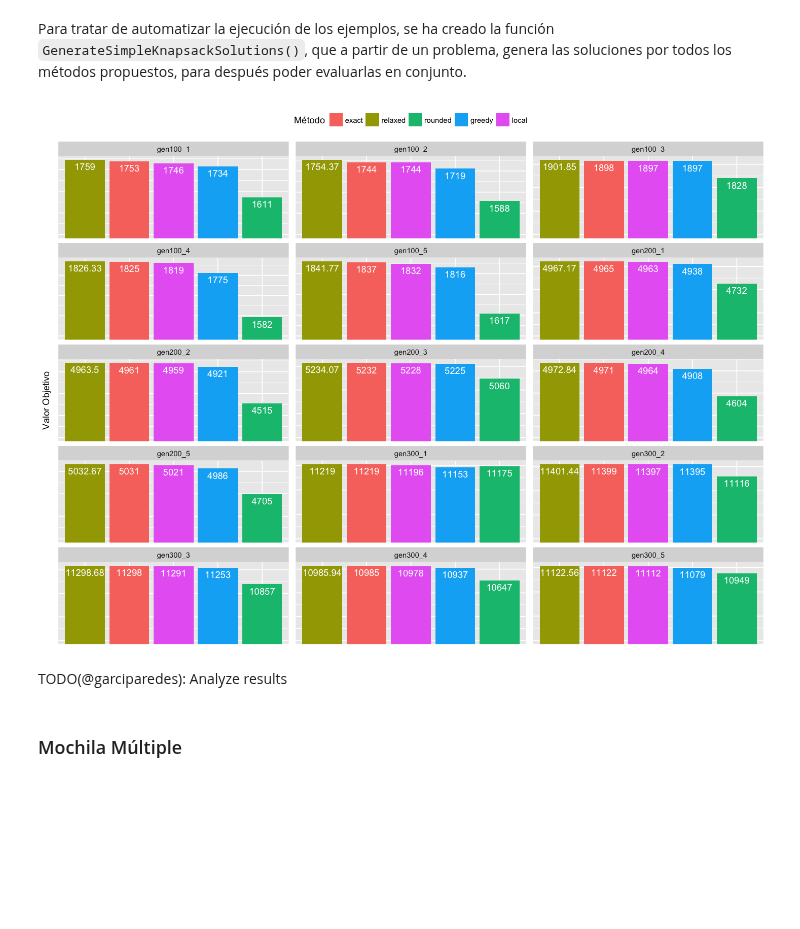
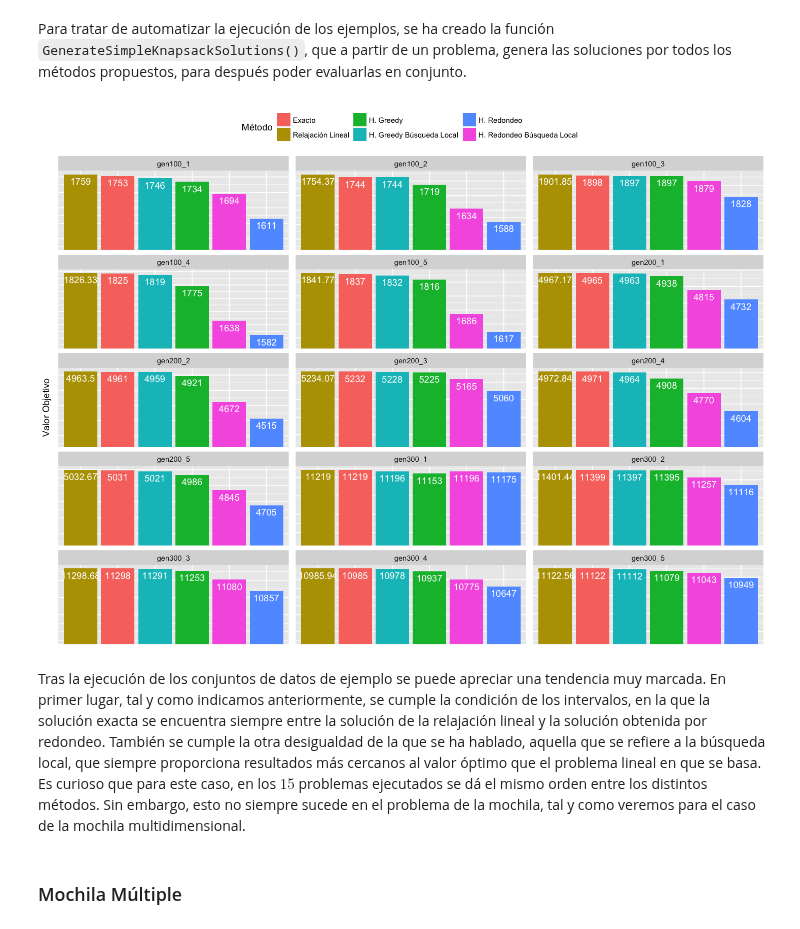
Before and after one commit to garciparedes/integer-programming-heuristics, a Jupyter notebook: integer-programming-knapsack-heuristics.ipynb, the cells around one changed output. Saved outputs shown, nothing was run; the diff lists cells and outputs as text; code cells hidden in the pictures; blank space fills up the shorter version.

Commit message:
Done with knapsack notebook

```diff
--- a/integer-programming-knapsack-heuristics.ipynb
+++ b/integer-programming-knapsack-heuristics.ipynb
@@ -67,3 +71,18 @@ dataset.folder.binpacking <- paste0(dataset.root, "binpacking/")
+# %%
+tags.plt <- list(exact           = "Exacto",
+                 relaxed         = "Relajación Lineal",
+                 greedy          = "H. Greedy",
+                 local           = "H. Greedy Búsqueda Local",
+                 rounded         = "H. Redondeo",
+                 local.rounded   = "H. Redondeo Búsqueda Local",
+                 greedy.relative = "H. Greedy C. Relativo",
+                 local.relative  = "H. Búsqueda Local C. Relativo",
+                 greedy.short    = "H. Greedy C. Escasez",
+                 local.short     = "H. Búsqueda Local C. Escasez",
+                 greedy.relaxed  = "H. Greedy C. Relajado",
+                 local.relaxed   = "H. Búsqueda Local C. Relajado",
+                 greedy.slack    = "H. Greedy C. Sombra",
+                 local.slack     = "H. Búsqueda Local C. Sombra")
 # %%
 ReadSimpleKnapsack <- function(file.path) {
     con <-
@@ -331,6 +350,11 @@ GenerateSimpleKnapsackSolutions <- function(p, ...) {
                         objval   = s$objval,
                         slack    = s$slack)
 
+    s <- KnapsackSimpleLocalSearch(p, initial.solution = sol$rounded, ...)
+    sol$local.rounded <- list(solution = matrix(s$solution, ncol = p$n, byrow = TRUE),
+                        objval   = s$objval,
+                        slack    = s$slack)
+
     s <- KnapsackSimpleGreedy(p, ...)
     sol$greedy <- list(solution = matrix(s$solution, ncol = p$n, byrow = TRUE),
                        objval   = s$objval,
@@ -343,47 +367,52 @@ GenerateSimpleKnapsackSolutions <- function(p, ...) {
     return(sol)
 }
 # %%
-files <- c("gen100_1.txt", "gen100_2.txt", "gen100_3.txt", "gen100_4.txt", "gen100_5.txt",
-           "gen200_1.txt", "gen200_2.txt", "gen200_3.txt", "gen200_4.txt", "gen200_5.txt",
-           "gen300_1.txt", "gen300_2.txt", "gen300_3.txt", "gen300_4.txt", "gen300_5.txt")
-
 options(repr.plot.height = 9, repr.plot.width = 12)
-lapply(files, function(name) {
+lapply(simple.file.names, function(name) {
     ReadSimpleKnapsack(paste0(dataset.folder.simple, name)) %>%
     GenerateSimpleKnapsackSolutions() %>%
     lapply(function(s) {
         s$objval
     }) %>%
     as.data.frame() %>%
     stack()
 }) %>%
-set_names(files) %>%
+set_names(simple.file.names) %>%
 map_df(I, .id = "problem") %>%
-mutate(problem = gsub("\\.\\w+$","", problem)) %>%
+mutate(problem = gsub("\\.\\w+$", "", problem),
+       ind     = factor(x      = ind,
+                        levels = names(tags.plt),
+                        labels = tags.plt)) %>%
 group_by(problem) %>%
-mutate(values = round(values, digits = 2),
+mutate(values     = round(values, digits = 2),
        values.rel = values/sum(values)) %>%
+
 ungroup() %>%
-ggplot(aes(x = reorder(ind, -values), y = values.rel, fill = ind, label = values)) +
+ggplot(aes(x     = reorder(ind, -values),
+           y     = values.rel,
+           fill  = ind,
+           label = values)) +
     geom_col() +
-    facet_wrap(~problem, ncol = 3, scales="free_y") +
+    facet_wrap( ~ problem, ncol = 3, scales = "free_y") +
     ylab("Valor Objetivo") +
     xlab("Método") +
-    scale_y_continuous(limits=c(0.17, NA),oob = rescale_none) +
+    scale_y_continuous(limits = c(0.1475, NA),
+                       oob    = rescale_none) +
     theme(plot.title       = element_text(hjust = 0.5),
           legend.position  = "top",
           axis.title.x     = element_blank(),
           axis.text.x      = element_blank(),
           axis.ticks.x     = element_blank(),
           axis.text.y      = element_blank(),
           axis.ticks.y     = element_blank()) +
-    guides(fill = guide_legend(title="Método")) +
+    guides(fill = guide_legend(title = "Método")) +
     geom_text(position = position_dodge(width = 0.9),
-              vjust = 1.5, color = "white")
+              vjust    = 1.5,
+              color    = "white")
 # %% [output]
-[figure, old version]
+[figure, new version]
-# %% [markdown]
-TODO(@garciparedes): Analyze results
+# %% [markdown]
+Tras la ejecución de los conjuntos de datos de ejemplo se puede apreciar una tendencia muy marcada. En primer lugar, tal y como indicamos anteriormente, se cumple la condición de los intervalos, en la que la solución exacta se encuentra siempre entre la solución de la relajación lineal y la solución obtenida por redondeo. También se cumple la otra desigualdad de la que se ha hablado, aquella que se refiere a la búsqueda local, que siempre proporciona resultados más cercanos al valor óptimo que el problema lineal en que se basa. Es curioso que para este caso, en los $15$ problemas ejecutados se dá el mismo orden entre los distintos métodos. Sin embargo, esto no siempre sucede en el problema de la mochila, tal y como veremos para el caso de la mochila multidimensional.
 # %% [markdown]
 ### Mochila Múltiple
 # %% [markdown]
```
Also changed, not shown: parts of 34 cells of this notebook.
